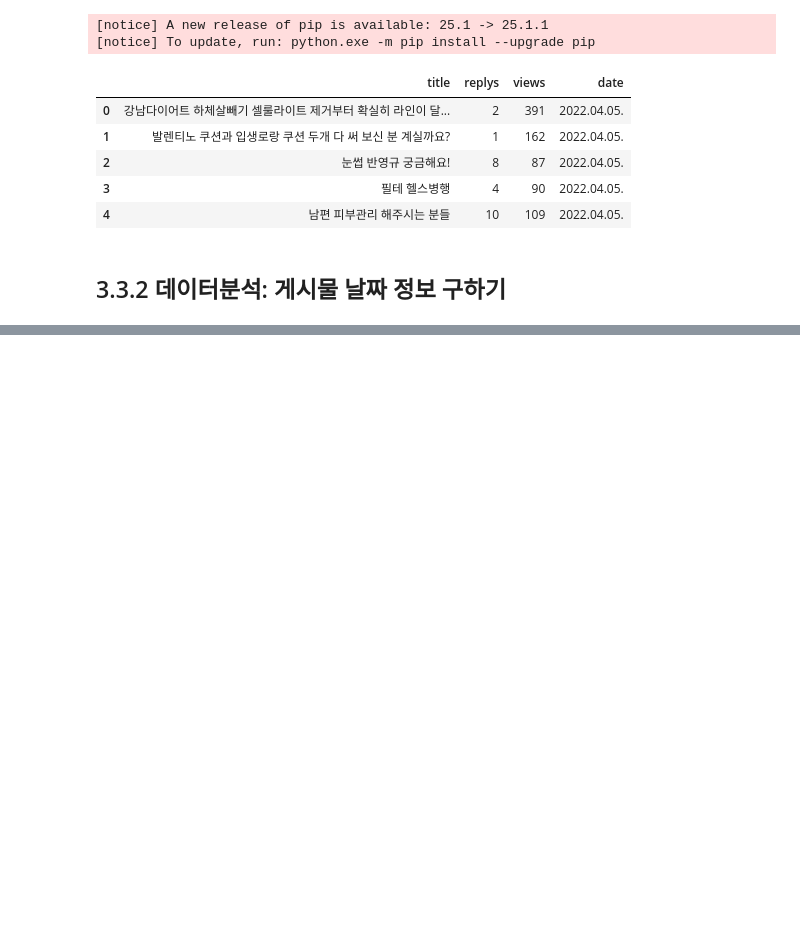
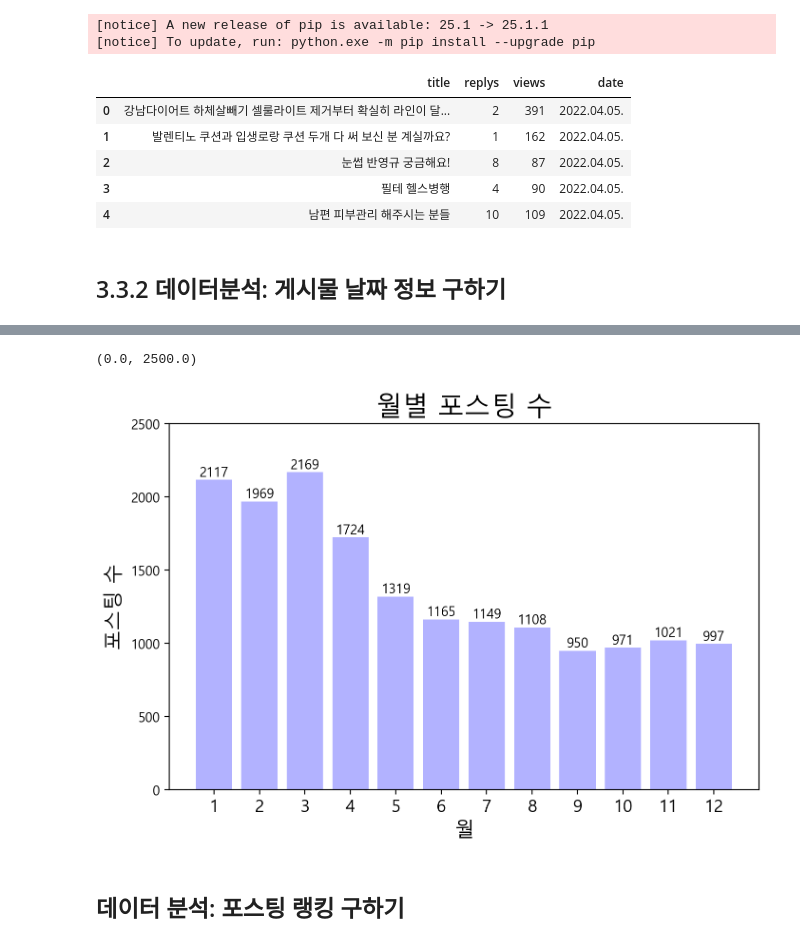
Before and after one commit to semin-pk/DataAnalysisPython, a Jupyter notebook: 3장/chapter03-2.ipynb, the cells around one changed output, grey strips where cells are left out. Saved outputs shown, nothing was run; the diff lists cells and outputs as text; code cells hidden in the pictures; blank space fills up the shorter version.

```diff
--- a/3장/chapter03-2.ipynb
+++ b/3장/chapter03-2.ipynb
@@ -66,0 +75,14 @@ date_sample =
+# %%
+df['year'] = df['date'].apply(lambda x:parse(x).year)
+df['month'] = df['date'].apply(lambda x:parse(x).month)
+df['day'] = df['date'].apply(lambda x:parse(x).day)
+# %%
+posting_days = []
+for y, m, d in zip(df['year'], df['month'], df['day']):
+    days = ['월요일', '화요일', '수요일', '목요일', '금요일', '토요일', '일요일']
+    day = days[calendar.weekday(y, m, d)]
+
+    posting_days.append(day)
+
+df['Date_Created'] = posting_days
+df.sample(5)
@@ -66,0 +125,20 @@ date_sample =
+# %%
+y = df['month'].value_counts().sort_index().values
+x = np.arange(1, 13)
+plt.figure(figsize=(8, 5))
+plt.title("월별 포스팅 수", size=20)
+plt.bar(x, y, color='blue', alpha=0.3)
+
+for i, v in enumerate(x):
+    plt.text(i+1, y[i], y[i], verticalalignment='bottom', horizontalalignment='center')
+
+plt.xticks(np.arange(1, 13), size=13)
+
+plt.xlabel("월", size=15)
+plt.ylabel("포스팅 수", size=15)
+plt.ylim(0, 2500)
+# %% [output]
+(0.0, 2500.0)
+[figure, added]
+# %% [markdown]
+## 데이터 분석: 포스팅 랭킹 구하기
```
Also changed, not shown: parts of 37 cells of this notebook.
